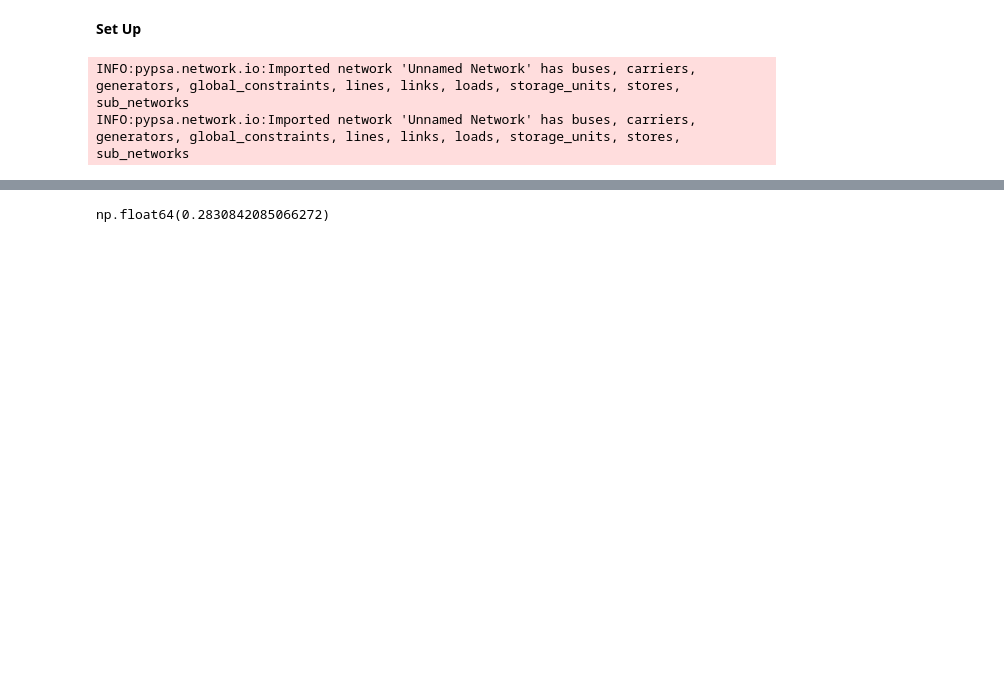
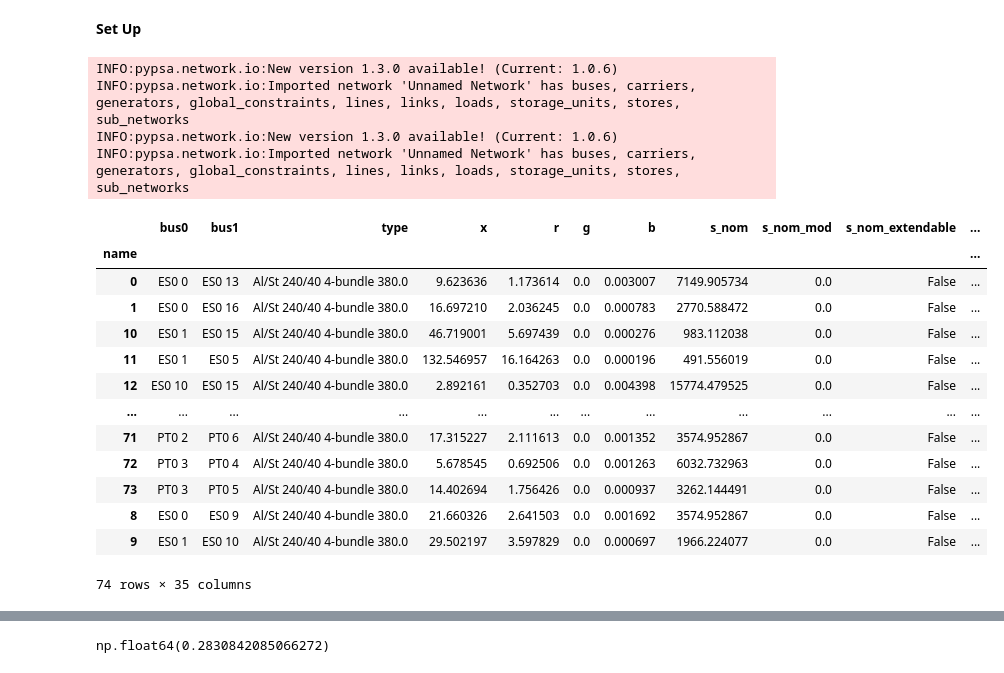
Before and after one commit to FrugisRoss/pypsa-eur, a Jupyter notebook: SectorCoupled_Plotting.ipynb, the cells around one changed output, grey strips where cells are left out. Saved outputs shown, nothing was run; the diff lists cells and outputs as text; code cells hidden in the pictures; blank space fills up the shorter version.

```diff
--- a/SectorCoupled_Plotting.ipynb
+++ b/SectorCoupled_Plotting.ipynb
@@ -31,7 +29,7 @@ Set parameter TokenServer to value "sophia1.hpc.ait.dtu.dk"
 # %% [markdown]
 **Set Up**
 # %%
-fn_50MW = r'results/Iberic40_2035_10ccslimit_modCO2budg/all/networks/base_s_40__3h_2035.nc'
+fn_50MW = r'results/Iberic40_2035_10ccslimit_modCO2budgMETshareCLUSTER/all/networks/base_s_40__3h_2035.nc'
 fn_base = r'results/Iberic40_2035_10ccslimit_modCO2budgMETshareCLUSTER/all/networks/base_s_40__3h_2035.nc'
 config = yaml.safe_load(Path("config/config.iberic100_2035_modco2_3h_noFR.yaml").read_text())
 config_plotting = yaml.safe_load(Path("config/plotting.default.yaml").read_text())
@@ -40,8 +38,27 @@ regions = gpd.read_file(r'resources/Iberic40_2035_10ccslimit_modCO2budgCLUSTER/a
 n_50MW = pypsa.Network(fn_50MW)
 n_base = pypsa.Network(fn_base)
 # %% [output]
+INFO:pypsa.network.io:New version 1.3.0 available! (Current: 1.0.6)
 INFO:pypsa.network.io:Imported network 'Unnamed Network' has buses, carriers, generators, global_constraints, lines, links, loads, storage_units, stores, sub_networks
+INFO:pypsa.network.io:New version 1.3.0 available! (Current: 1.0.6)
 INFO:pypsa.network.io:Imported network 'Unnamed Network' has buses, carriers, generators, global_constraints, lines, links, loads, storage_units, stores, sub_networks
+# %%
+n_50MW.lines
+# %% [output]
+|  | bus0 | bus1 | type | x | r | g | b | s_nom | s_nom_mod | s_nom_extendable | ... |
+| name |  |  |  |  |  |  |  |  |  |  | ... |
+| 0 | ES0 0 | ES0 13 | Al/St 240/40 4-bundle 380.0 | 9.623636 | 1.173614 | 0.0 | 0.003007 | 7149.905734 | 0.0 | False | ... |
+| 1 | ES0 0 | ES0 16 | Al/St 240/40 4-bundle 380.0 | 16.697210 | 2.036245 | 0.0 | 0.000783 | 2770.588472 | 0.0 | False | ... |
+| 10 | ES0 1 | ES0 15 | Al/St 240/40 4-bundle 380.0 | 46.719001 | 5.697439 | 0.0 | 0.000276 | 983.112038 | 0.0 | False | ... |
+| 11 | ES0 1 | ES0 5 | Al/St 240/40 4-bundle 380.0 | 132.546957 | 16.164263 | 0.0 | 0.000196 | 491.556019 | 0.0 | False | ... |
+| 12 | ES0 10 | ES0 15 | Al/St 240/40 4-bundle 380.0 | 2.892161 | 0.352703 | 0.0 | 0.004398 | 15774.479525 | 0.0 | False | ... |
+| ... | ... | ... | ... | ... | ... | ... | ... | ... | ... | ... | ... |
+| 71 | PT0 2 | PT0 6 | Al/St 240/40 4-bundle 380.0 | 17.315227 | 2.111613 | 0.0 | 0.001352 | 3574.952867 | 0.0 | False | ... |
+| 72 | PT0 3 | PT0 4 | Al/St 240/40 4-bundle 380.0 | 5.678545 | 0.692506 | 0.0 | 0.001263 | 6032.732963 | 0.0 | False | ... |
+| 73 | PT0 3 | PT0 5 | Al/St 240/40 4-bundle 380.0 | 14.402694 | 1.756426 | 0.0 | 0.000937 | 3262.144491 | 0.0 | False | ... |
+| 8 | ES0 0 | ES0 9 | Al/St 240/40 4-bundle 380.0 | 21.660326 | 2.641503 | 0.0 | 0.001692 | 3574.952867 | 0.0 | False | ... |
+| 9 | ES0 1 | ES0 10 | Al/St 240/40 4-bundle 380.0 | 29.502197 | 3.597829 | 0.0 | 0.000697 | 1966.224077 | 0.0 | False | ... |
+74 rows × 35 columns
 # %%
 fn_50MW = r'results/Noridcs100_2035_35ccslimit_modCO2budgCLUSTER/all/networks/base_s_100__3h_2035.nc'
 fn_base = r'results/Noridcs100_2035_35ccslimit_modCO2budgMETshareCLUSTER/all/networks/base_s_100__3h_2035.nc'
```
Also changed, not shown: parts of 5 cells of this notebook, 2 other files.
